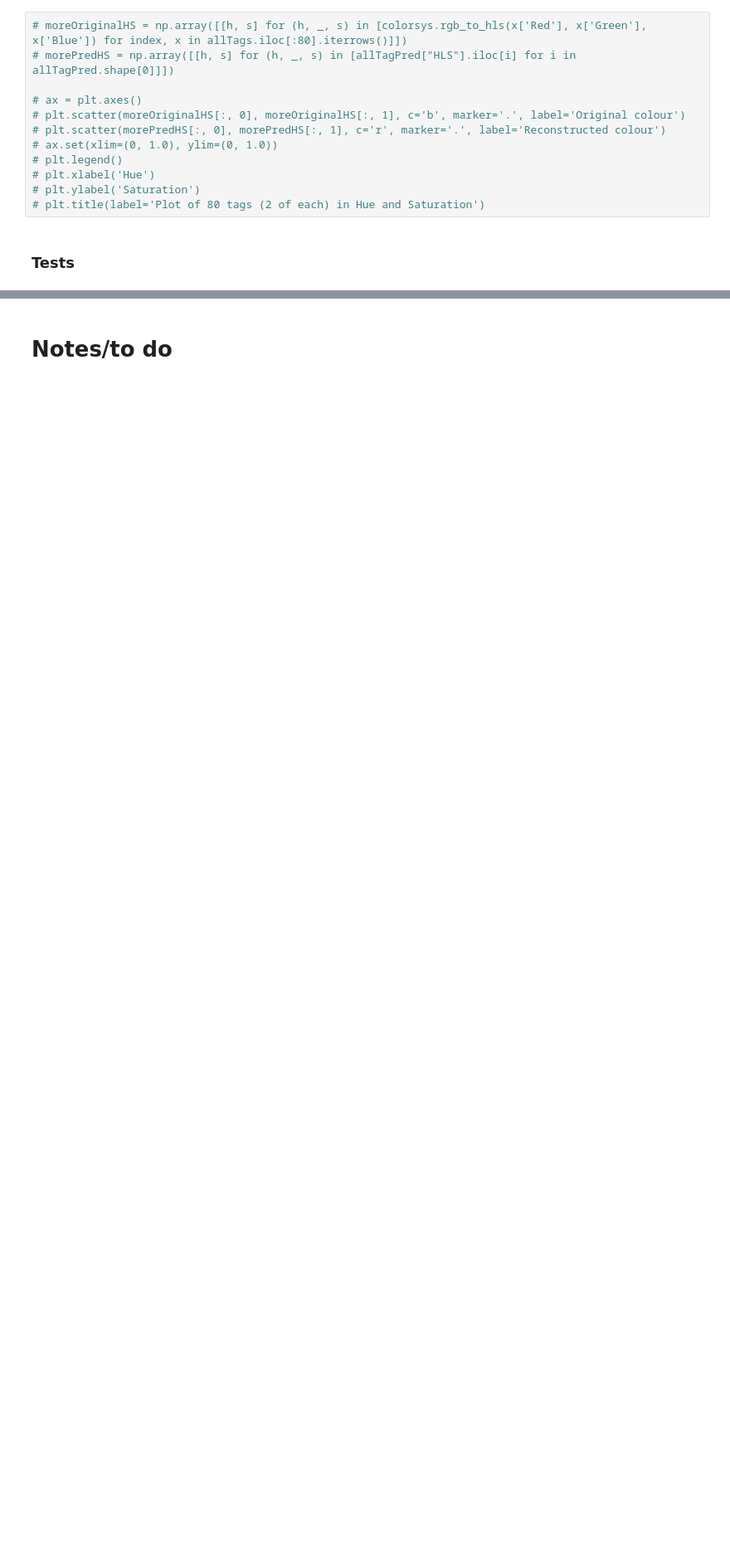
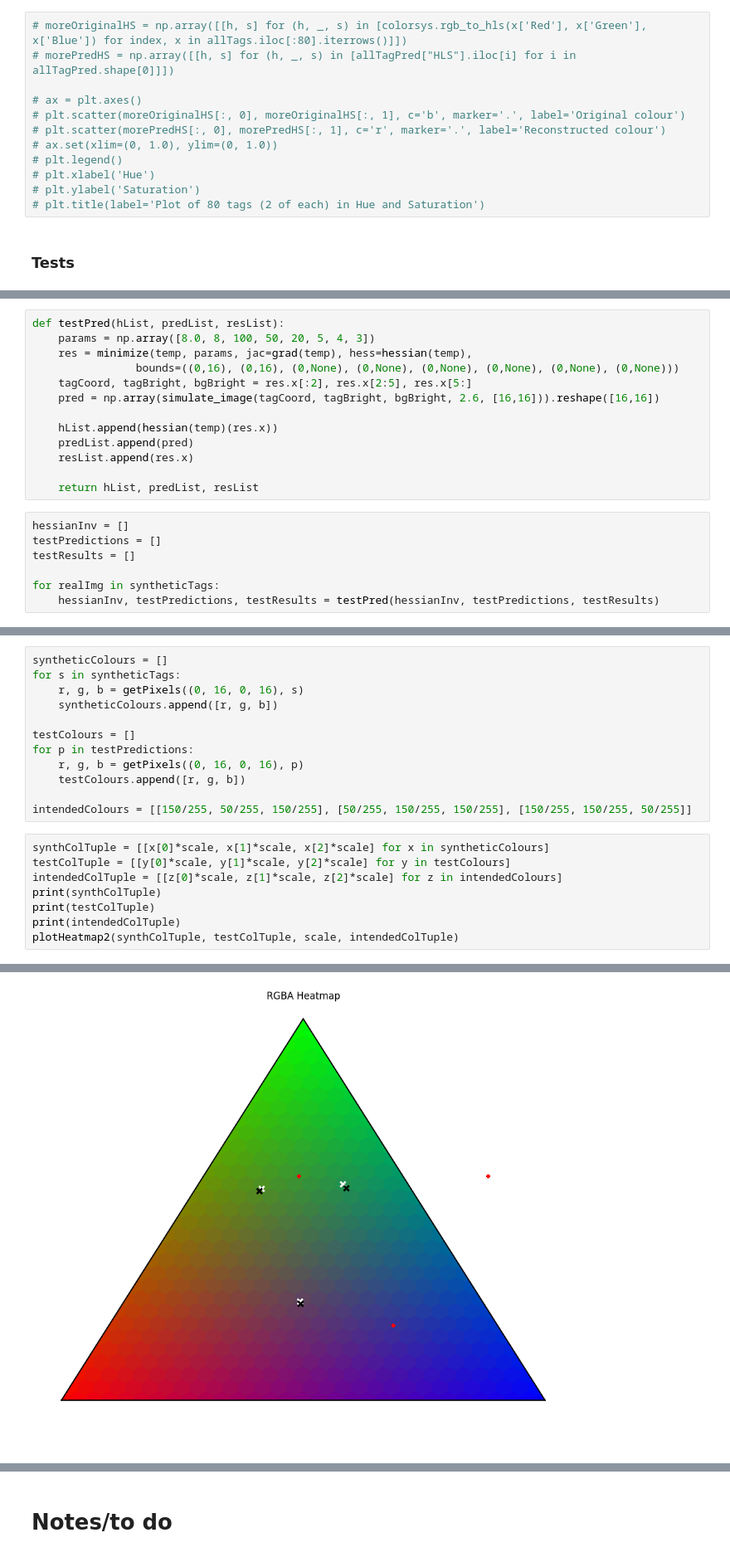
Before and after one commit to acb21kb/bumblebee-tags, a Jupyter notebook: open_files.ipynb, the cells around one changed output, grey strips where cells are left out. Shown at 83% size. Cells and saved outputs as stored; diff of their text form; blank space fills up the shorter version.

```diff
--- a/open_files.ipynb
+++ b/open_files.ipynb
@@ -737,0 +746,20 @@ plt.imshow(synthTag, clim=[0, 255])
+# %%
+def testPred(hList, predList, resList):
+    params = np.array([8.0, 8, 100, 50, 20, 5, 4, 3])
+    res = minimize(temp, params, jac=grad(temp), hess=hessian(temp),
+                bounds=((0,16), (0,16), (0,None), (0,None), (0,None), (0,None), (0,None), (0,None)))
+    tagCoord, tagBright, bgBright = res.x[:2], res.x[2:5], res.x[5:]
+    pred = np.array(simulate_image(tagCoord, tagBright, bgBright, 2.6, [16,16])).reshape([16,16])
+
+    hList.append(hessian(temp)(res.x))
+    predList.append(pred)
+    resList.append(res.x)
+
+    return hList, predList, resList
+# %%
+hessianInv = []
+testPredictions = []
+testResults = []
+
+for realImg in syntheticTags:
+    hessianInv, testPredictions, testResults = testPred(hessianInv, testPredictions, testResults)
@@ -737,0 +779,21 @@ plt.imshow(synthTag, clim=[0, 255])
+# %%
+syntheticColours = []
+for s in syntheticTags:
+    r, g, b = getPixels((0, 16, 0, 16), s)
+    syntheticColours.append([r, g, b])
+
+testColours = []
+for p in testPredictions:
+    r, g, b = getPixels((0, 16, 0, 16), p)
+    testColours.append([r, g, b])
+
+intendedColours = [[150/255, 50/255, 150/255], [50/255, 150/255, 150/255], [150/255, 150/255, 50/255]]
+# %%
+synthColTuple = [[x[0]*scale, x[1]*scale, x[2]*scale] for x in syntheticColours]
+testColTuple = [[y[0]*scale, y[1]*scale, y[2]*scale] for y in testColours]
+intendedColTuple = [[z[0]*scale, z[1]*scale, z[2]*scale] for z in intendedColours]
+print(synthColTuple)
+print(testColTuple)
+print(intendedColTuple)
+plotHeatmap2(synthColTuple, testColTuple, scale, intendedColTuple)
+# %% [output]
@@ -737,0 +803 @@ plt.imshow(synthTag, clim=[0, 255])
+[figure, added]
```
Also changed, not shown: parts of 13 cells of this notebook.
